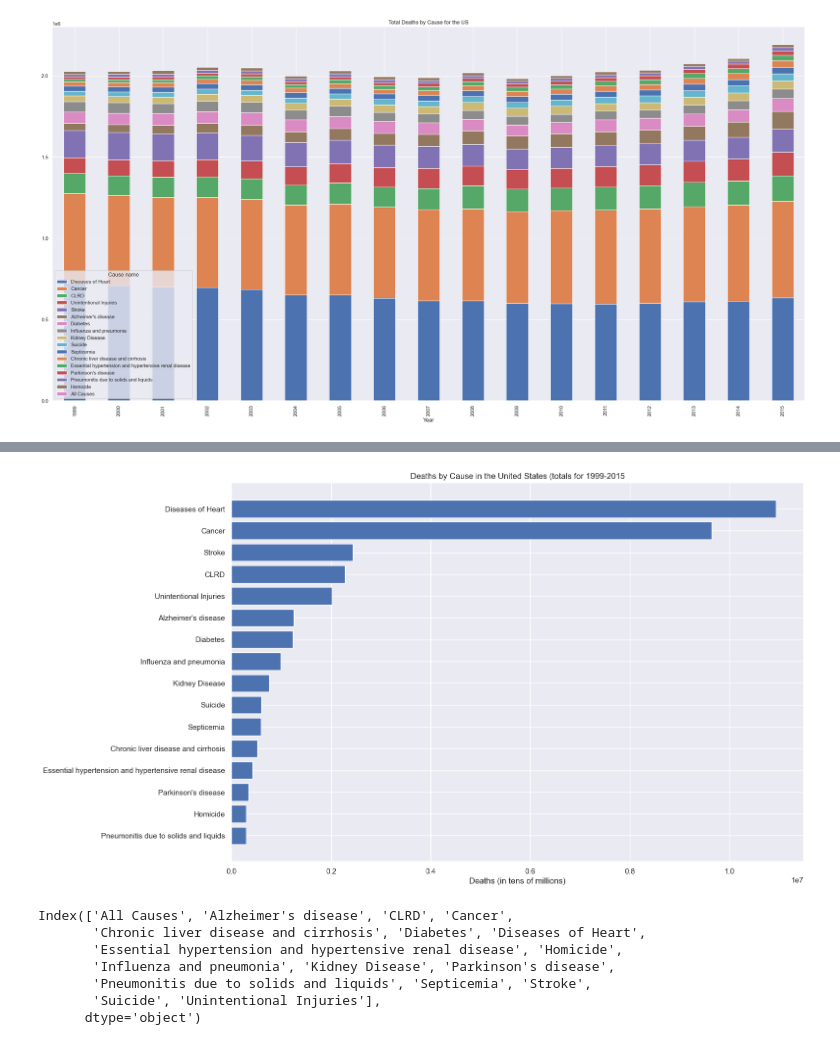
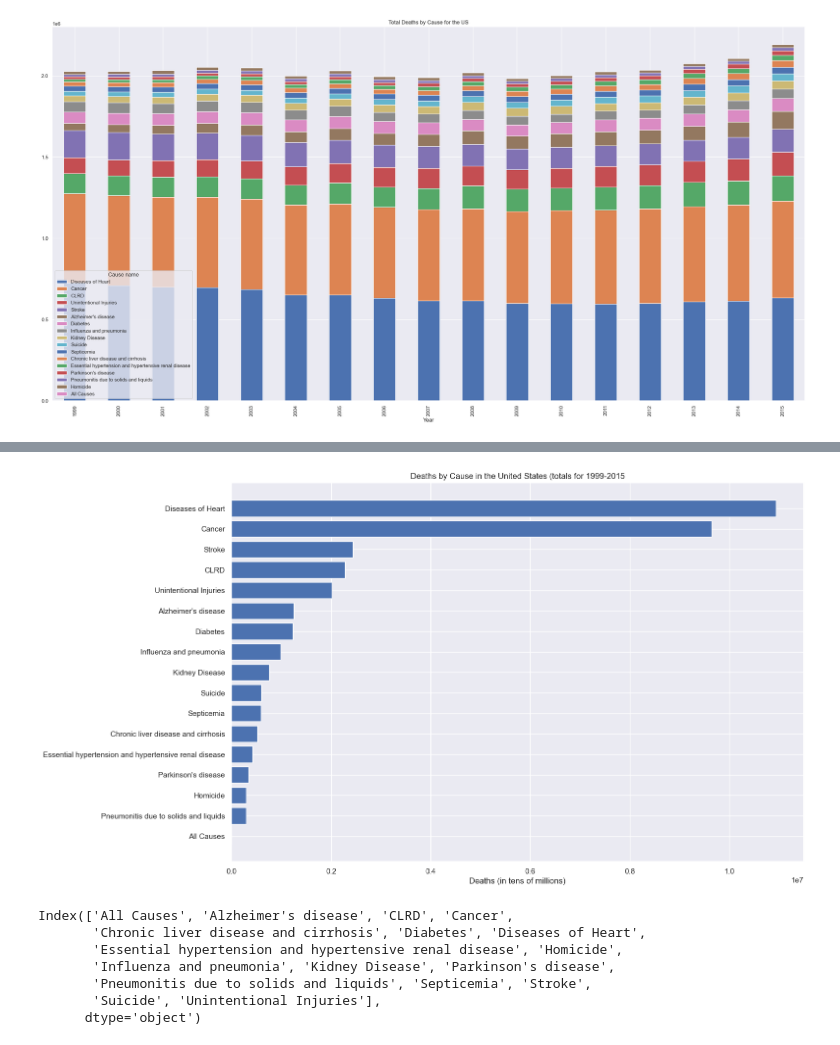
Before and after one commit to mattlehrer/research_methods_assignment_6, a Jupyter notebook: Assignment6_Group_C.ipynb, the cells around one changed output, grey strips where cells are left out. Saved outputs shown, nothing was run; the diff lists cells and outputs as text; code cells hidden in the pictures.

```diff
--- a/Assignment6_Group_C.ipynb
+++ b/Assignment6_Group_C.ipynb
@@ -168,15 +190,15 @@ us_without_all.plot(kind='bar', figsize=(10, 5), title='Deaths by Cause in the U
 # %%
 # rotate the above chart to make the labels easiers to read
 # first resort so the largest values are at the top
-us_without_all = us_without_all.sort_values(by='Deaths', ascending=True)
+us_by_cause = us_by_cause.sort_values(by='Deaths', ascending=True)
 # barh = horizontal bar chart
 fig, ax = plt.subplots()
-ax.barh(us_without_all.index, us_without_all['Deaths'])
+ax.barh(us_by_cause.index, us_by_cause['Deaths'])
 ax.set_title('Deaths by Cause in the United States (totals for 1999-2015')
 ax.set_xlabel("Deaths (in tens of millions)")
 plt.show()
 # %% [output]
-[figure, old version]
+[figure, new version]
 # %%
 data['Cause name'].cat.categories
 # %% [output]
```
Also changed, not shown: parts of 9 cells of this notebook.
